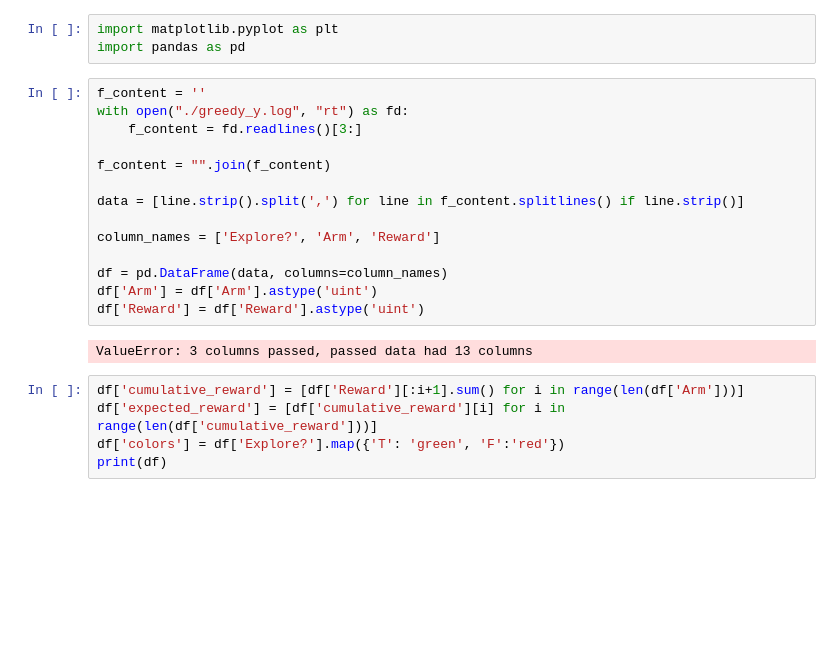
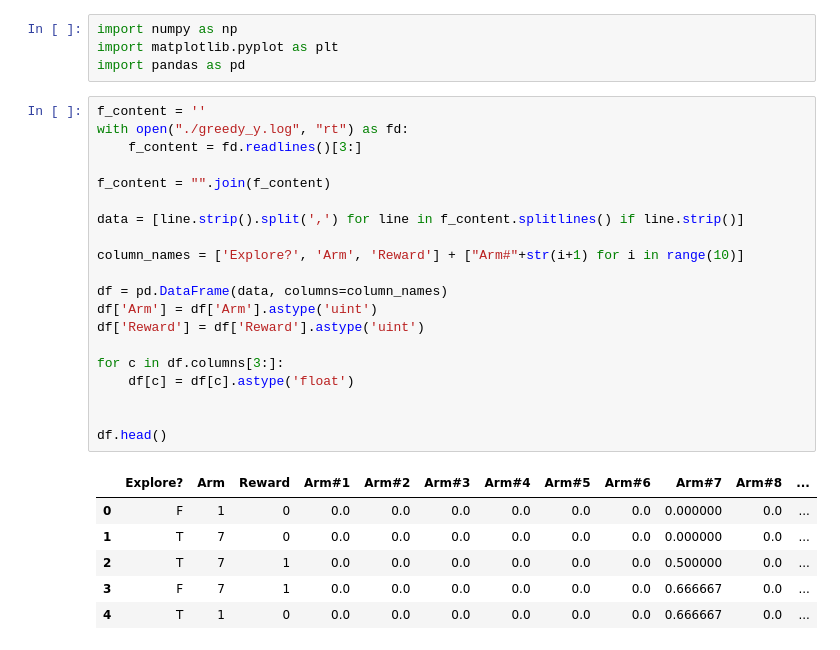
Before and after one commit to chawitsup/DRL-HW1-Multiarm-Bandit, a Jupyter notebook: parse_log_file.ipynb, the cells around one changed output. Drawn from its saved outputs; the diff is of its cells as text; blank space fills up the shorter version.

```diff
--- a/parse_log_file.ipynb
+++ b/parse_log_file.ipynb
@@ -1,25 +1,32 @@
 # %%
+import numpy as np
 import matplotlib.pyplot as plt
 import pandas as pd
 # %%
 f_content = ''
 with open("./greedy_y.log", "rt") as fd:
     f_content = fd.readlines()[3:]
 
 f_content = "".join(f_content)
 
 data = [line.strip().split(',') for line in f_content.splitlines() if line.strip()]
 
-column_names = ['Explore?', 'Arm', 'Reward']
+column_names = ['Explore?', 'Arm', 'Reward'] + ["Arm#"+str(i+1) for i in range(10)]
 
 df = pd.DataFrame(data, columns=column_names)
 df['Arm'] = df['Arm'].astype('uint')
 df['Reward'] = df['Reward'].astype('uint')
+
+for c in df.columns[3:]:
+    df[c] = df[c].astype('float')
+
+
+df.head()
 # %% [output]
-ValueError: 3 columns passed, passed data had 13 columns
+|  | Explore? | Arm | Reward | Arm#1 | Arm#2 | Arm#3 | Arm#4 | Arm#5 | Arm#6 | Arm#7 | Arm#8 | ... |
+| 0 | F | 1 | 0 | 0.0 | 0.0 | 0.0 | 0.0 | 0.0 | 0.0 | 0.000000 | 0.0 | ... |
+| 1 | T | 7 | 0 | 0.0 | 0.0 | 0.0 | 0.0 | 0.0 | 0.0 | 0.000000 | 0.0 | ... |
+| 2 | T | 7 | 1 | 0.0 | 0.0 | 0.0 | 0.0 | 0.0 | 0.0 | 0.500000 | 0.0 | ... |
+| 3 | F | 7 | 1 | 0.0 | 0.0 | 0.0 | 0.0 | 0.0 | 0.0 | 0.666667 | 0.0 | ... |
+| 4 | T | 1 | 0 | 0.0 | 0.0 | 0.0 | 0.0 | 0.0 | 0.0 | 0.666667 | 0.0 | ... |
-# %%
-df['cumulative_reward'] = [df['Reward'][:i+1].sum() for i in range(len(df['Arm']))]
-df['expected_reward'] = [df['cumulative_reward'][i] for i in range(len(df['cumulative_reward']))]
-df['colors'] = df['Explore?'].map({'T': 'green', 'F':'red'})
-print(df)
 # %%
```
Also changed, not shown: parts of 4 cells of this notebook, 14 other files.
